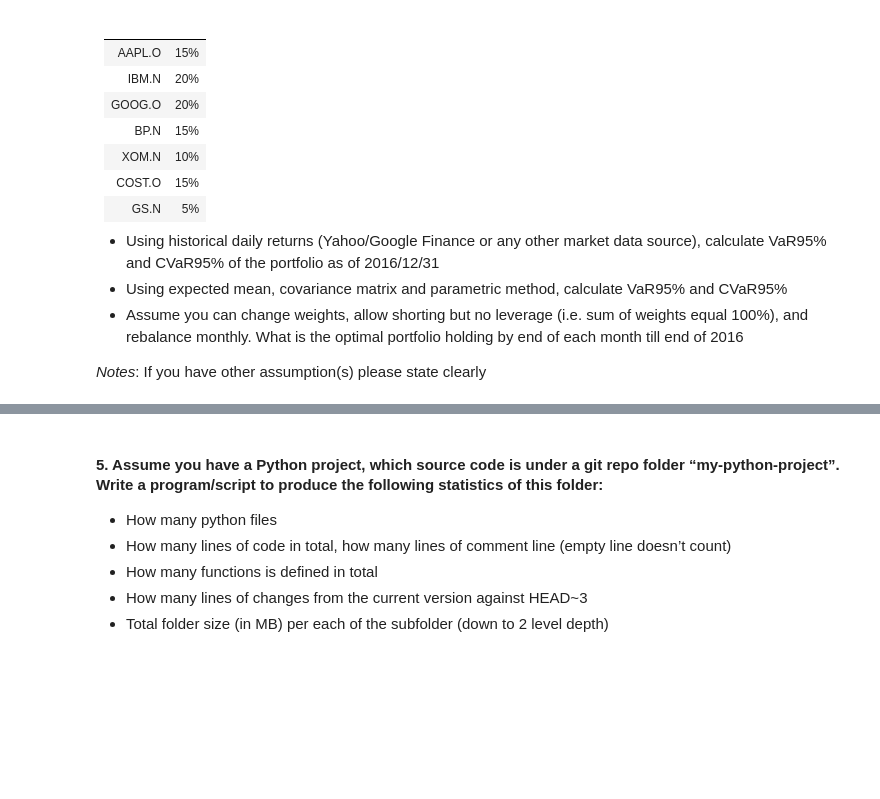
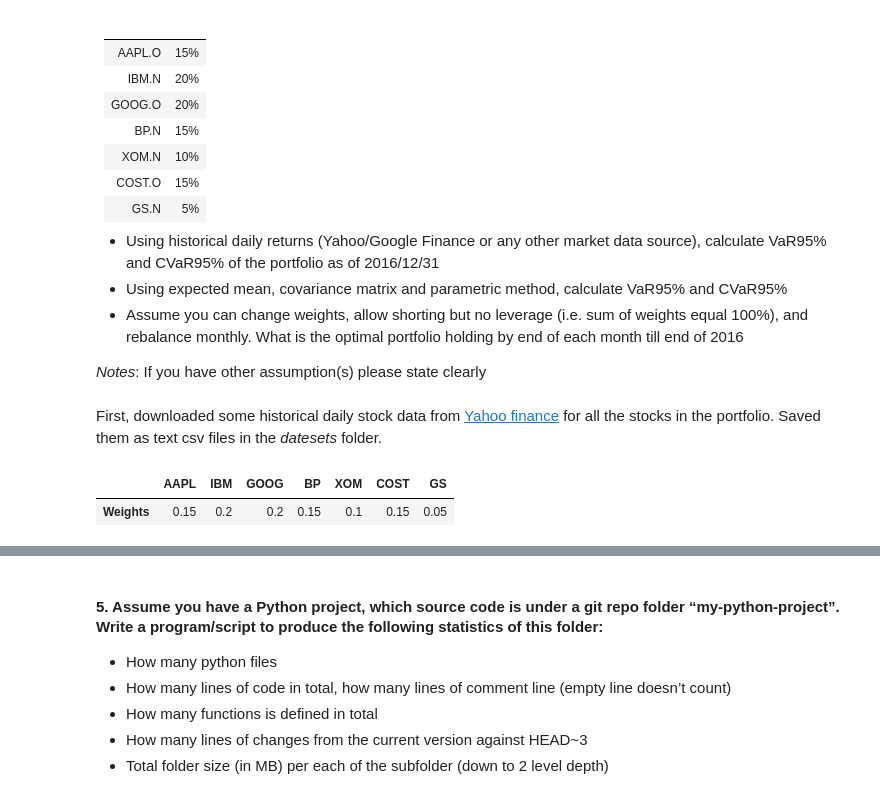
Before and after one commit to SiddharthPatel45/assessments, a Jupyter notebook: quantitative_analyst/started-code.ipynb, the cells around one changed output, grey strips where cells are left out. Drawn from its saved outputs; the diff is of its cells as text; code cells hidden in the pictures; blank space fills up the shorter version.

```diff
--- a/quantitative_analyst/started-code.ipynb
+++ b/quantitative_analyst/started-code.ipynb
@@ -150,3 +150,5 @@ equal 100%), and rebalance monthly. What is the optimal portfolio holding by end
 each month till end of 2016
 
 _Notes_: If you have other assumption(s) please state clearly
+# %% [markdown]
+First, downloaded some historical daily stock data from [Yahoo finance](https://finance.yahoo.com/) for all the stocks in the portfolio. Saved them as text csv files in the _datesets_ folder.
@@ -152,0 +171,9 @@ _Notes_: If you have other assumption(s) please state clearly
+# %%
+# our portfolio
+port = pd.DataFrame([0.15, 0.20, 0.20, 0.15, 0.10, 0.15, 0.05],
+                    index=port_list,
+                    columns=['Weights']).T
+port
+# %% [output]
+|  | AAPL | IBM | GOOG | BP | XOM | COST | GS |
+| Weights | 0.15 | 0.2 | 0.2 | 0.15 | 0.1 | 0.15 | 0.05 |
```
Also changed, not shown: parts of 58 cells of this notebook, 8 other files.
